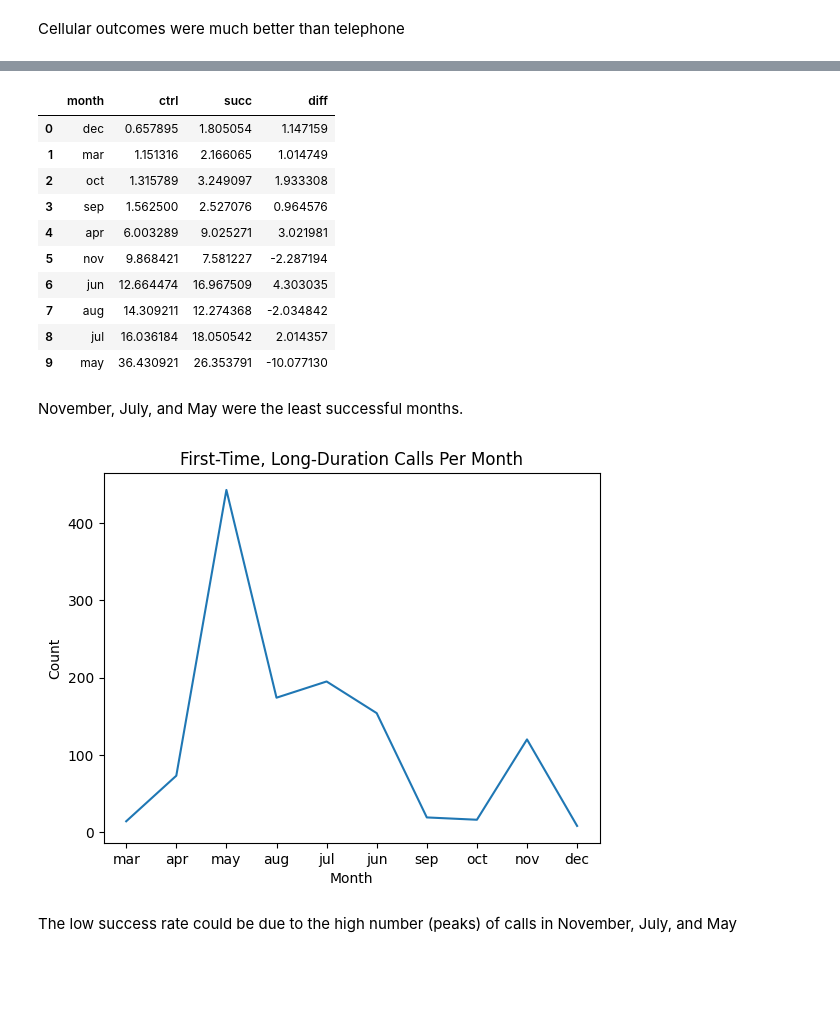
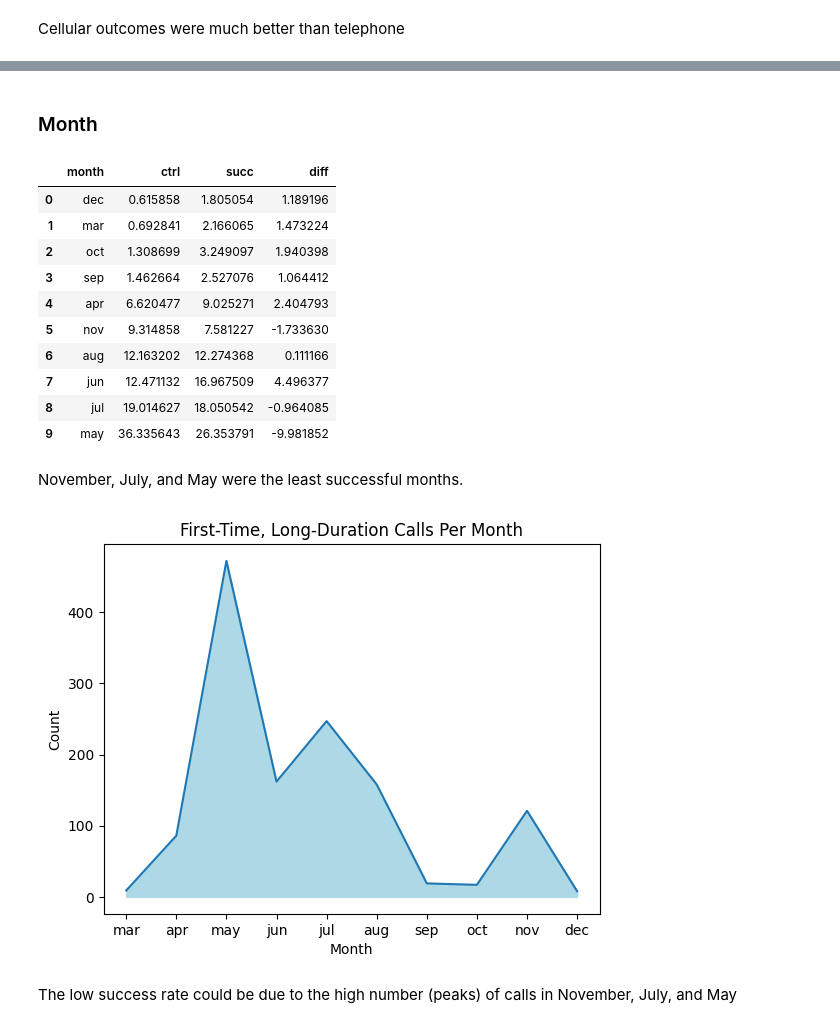
Before and after one commit to lelandjmurrin/Python_Project_Bank_Marketing, a Jupyter notebook: Bank_Marketing_Python_Project_Main.ipynb, the cells around one changed output, grey strips where cells are left out. Drawn from its saved outputs; the diff is of its cells as text; code cells hidden in the pictures; blank space fills up the shorter version.

Commit message:
Dec 7th BM Python Project final code (final figures and tables generated)

```diff
--- a/Bank_Marketing_Python_Project_Main.ipynb
+++ b/Bank_Marketing_Python_Project_Main.ipynb
@@ -142,17 +155,8 @@ df["age_label"] = (df.age.values -18) // 10
 
 #df_success = df_add[df_add.campaign.isin(successful_camapigns) & mask]
 df_success = df[(df.y == "yes") & mask]
-mask2 = ((df.duration < df.duration.mean()+200) & (df.duration> 200)) & (df.pdays == 999)
+mask2 = ((df.duration > df.duration.mean())) & (df.pdays == 999)
 df_control = df[mask2]
-
-# cols = ["day_of_week","job","marital","loan","education","month","age_label"]
-# #ToDo: group by age
-# for c in cols:
-
-#     ctrl = df_control[c].value_counts(normalize=True).sort_values().to_frame()*100
-#     succ = df_success[c].value_counts(normalize=True).sort_values().to_frame()*100
-#     print()
-#     display(succ-ctrl)
 # %%
 def plot_cat(cat):
     sns.boxplot( x=cat,y="duration",data=df_control);
@@ -251,31 +260,34 @@ plot_cat("contact")
+# %% [markdown]
+### Month
 # %%
 
 percent_diff("month")
 # %% [output]
 |  | month | ctrl | succ | diff |
-| 0 | dec | 0.657895 | 1.805054 | 1.147159 |
-| 1 | mar | 1.151316 | 2.166065 | 1.014749 |
-| 2 | oct | 1.315789 | 3.249097 | 1.933308 |
-| 3 | sep | 1.562500 | 2.527076 | 0.964576 |
-| 4 | apr | 6.003289 | 9.025271 | 3.021981 |
-| 5 | nov | 9.868421 | 7.581227 | -2.287194 |
-| 6 | jun | 12.664474 | 16.967509 | 4.303035 |
-| 7 | aug | 14.309211 | 12.274368 | -2.034842 |
-| 8 | jul | 16.036184 | 18.050542 | 2.014357 |
-| 9 | may | 36.430921 | 26.353791 | -10.077130 |
+| 0 | dec | 0.615858 | 1.805054 | 1.189196 |
+| 1 | mar | 0.692841 | 2.166065 | 1.473224 |
+| 2 | oct | 1.308699 | 3.249097 | 1.940398 |
+| 3 | sep | 1.462664 | 2.527076 | 1.064412 |
+| 4 | apr | 6.620477 | 9.025271 | 2.404793 |
+| 5 | nov | 9.314858 | 7.581227 | -1.733630 |
+| 6 | aug | 12.163202 | 12.274368 | 0.111166 |
+| 7 | jun | 12.471132 | 16.967509 | 4.496377 |
+| 8 | jul | 19.014627 | 18.050542 | -0.964085 |
+| 9 | may | 36.335643 | 26.353791 | -9.981852 |
 # %% [markdown]
 November, July, and May were the least successful months.
 # %%
 
 df_control
 df_month_counts = df_control.month.value_counts().reset_index()
 df_month_counts.columns = ["Month","Count"]
 df_month_counts["month_num"] = [5,7,6,8,11,4,9,10,3,12]
 df_month_counts = df_month_counts.sort_values(by="month_num")
 sns.lineplot(data=df_month_counts, x="Month", y="Count")
 plt.title("First-Time, Long-Duration Calls Per Month");
+plt.fill_between(df_month_counts.Month.values, df_month_counts.Count.values,color="lightblue");
 # %% [output]
-[figure, old version]
+[figure, new version]
 # %% [markdown]
 The low success rate could be due to the high number (peaks) of calls in November, July, and May
 # %%
```
Also changed, not shown: parts of 85 cells of this notebook, 1 other file.
